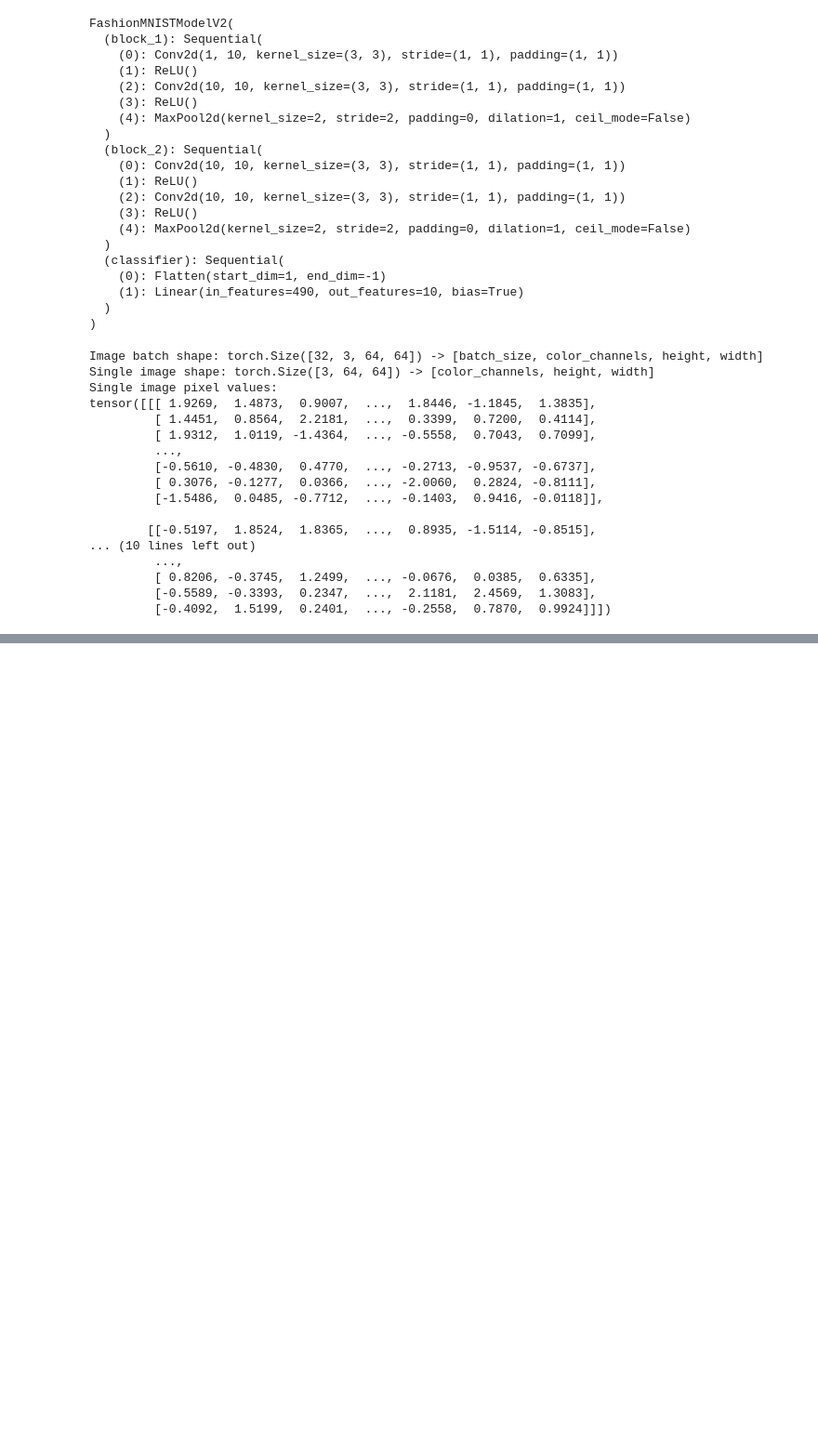
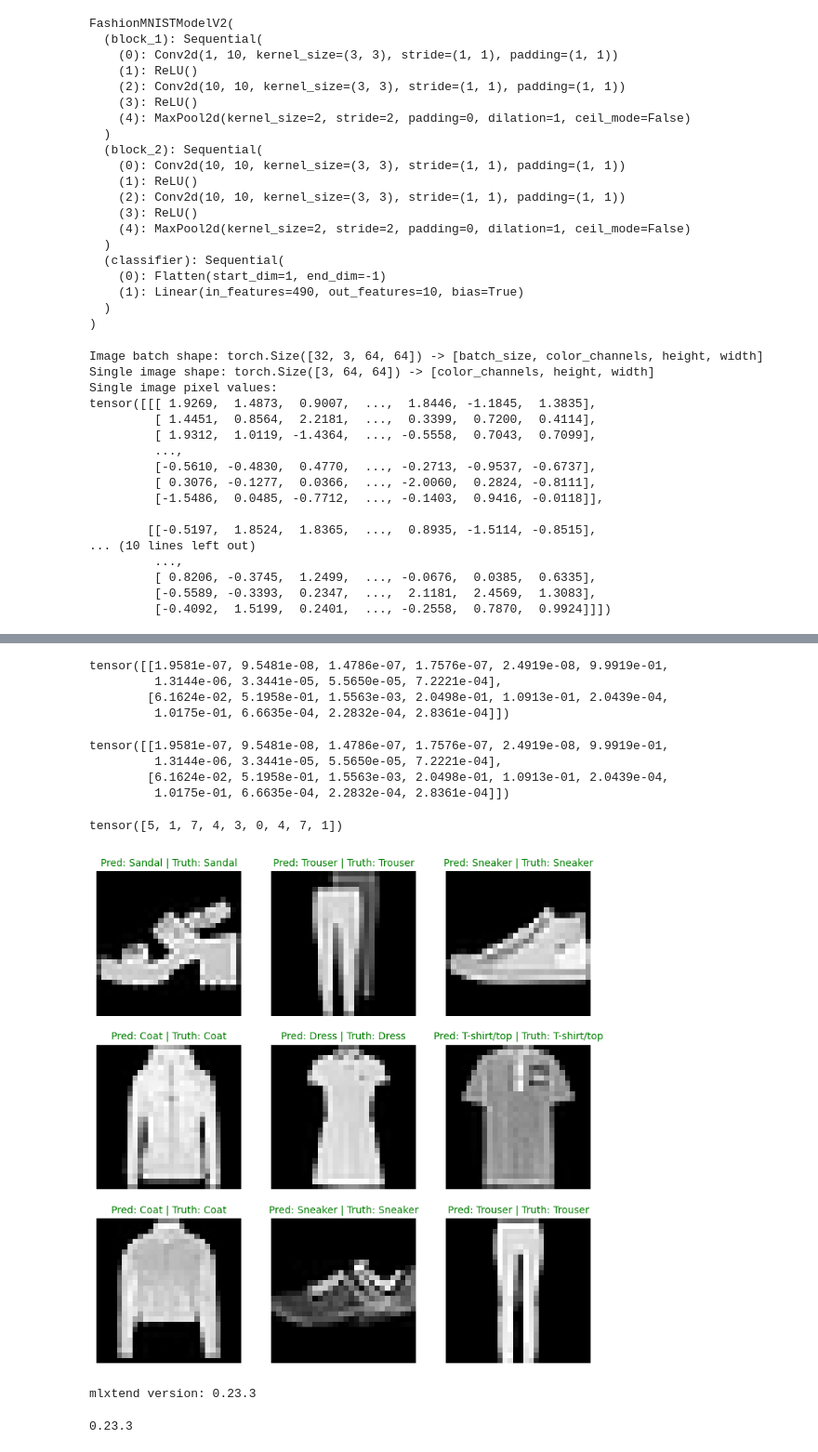
Before and after one commit to dthunn/ml_basics, a Jupyter notebook: torch/computer_vision.ipynb, the cells around one changed output, grey strips where cells are left out. Shown: that part at 93% size. Cells and saved outputs as stored; diff of their text form; code cells hidden in the pictures; blank space fills up the shorter version.

```diff
--- a/torch/computer_vision.ipynb
+++ b/torch/computer_vision.ipynb
@@ -719,0 +944,59 @@ tensor([[[ 1.9269,  1.4873,  0.9007,  ...,  1.8446, -1.1845,  1.3835],
+# %%
+# Make predictions on test samples with model 2
+pred_probs= make_predictions(model=model_2,
+                             data=test_samples)
+
+# View first two prediction probabilities list
+pred_probs[:2]
+# %% [output]
+tensor([[1.9581e-07, 9.5481e-08, 1.4786e-07, 1.7576e-07, 2.4919e-08, 9.9919e-01,
+         1.3144e-06, 3.3441e-05, 5.5650e-05, 7.2221e-04],
+        [6.1624e-02, 5.1958e-01, 1.5563e-03, 2.0498e-01, 1.0913e-01, 2.0439e-04,
+         1.0175e-01, 6.6635e-04, 2.2832e-04, 2.8361e-04]])
+# %%
+# Make predictions on test samples with model 2
+pred_probs= make_predictions(model=model_2,
+                             data=test_samples)
+
+# View first two prediction probabilities list
+pred_probs[:2]
+# %% [output]
+tensor([[1.9581e-07, 9.5481e-08, 1.4786e-07, 1.7576e-07, 2.4919e-08, 9.9919e-01,
+         1.3144e-06, 3.3441e-05, 5.5650e-05, 7.2221e-04],
+        [6.1624e-02, 5.1958e-01, 1.5563e-03, 2.0498e-01, 1.0913e-01, 2.0439e-04,
+         1.0175e-01, 6.6635e-04, 2.2832e-04, 2.8361e-04]])
+# %%
+# Turn the prediction probabilities into prediction labels by taking the argmax()
+pred_classes = pred_probs.argmax(dim=1)
+pred_classes
+# %% [output]
+tensor([5, 1, 7, 4, 3, 0, 4, 7, 1])
+# %%
+# Plot predictions
+plt.figure(figsize=(9, 9))
+nrows = 3
+ncols = 3
+for i, sample in enumerate(test_samples):
+  # Create a subplot
+  plt.subplot(nrows, ncols, i+1)
+
+  # Plot the target image
+  plt.imshow(sample.squeeze(), cmap="gray")
+
+  # Find the prediction label (in text form, e.g. "Sandal")
+  pred_label = class_names[pred_classes[i]]
+
+  # Get the truth label (in text form, e.g. "T-shirt")
+  truth_label = class_names[test_labels[i]]
+
+  # Create the title text of the plot
+  title_text = f"Pred: {pred_label} | Truth: {truth_label}"
+
+  # Check for equality and change title colour accordingly
+  if pred_label == truth_label:
+      plt.title(title_text, fontsize=10, c="g") # green text if correct
+  else:
+      plt.title(title_text, fontsize=10, c="r") # red text if wrong
+  plt.axis(False);
+# %% [output]
+[figure, added]
@@ -719,0 +1022,19 @@ tensor([[[ 1.9269,  1.4873,  0.9007,  ...,  1.8446, -1.1845,  1.3835],
+# %%
+# See if torchmetrics exists, if not, install it
+try:
+    import torchmetrics, mlxtend
+    print(f"mlxtend version: {mlxtend.__version__}")
+    assert int(mlxtend.__version__.split(".")[1]) >= 19, "mlxtend verison should be 0.19.0 or higher"
+except:
+    !pip install -q torchmetrics -U mlxtend # <- Note: If you're using Google Colab, this may require restarting the runtime
+    import torchmetrics, mlxtend
+    print(f"mlxtend version: {mlxtend.__version__}")
+# %% [output]
+mlxtend version: 0.23.3
+# %%
+# Import mlxtend upgraded version
+import mlxtend
+print(mlxtend.__version__)
+assert int(mlxtend.__version__.split(".")[1]) >= 19 # should be version 0.19.0 or higher
+# %% [output]
+0.23.3
```
Also changed, not shown: parts of 20 cells of this notebook.
